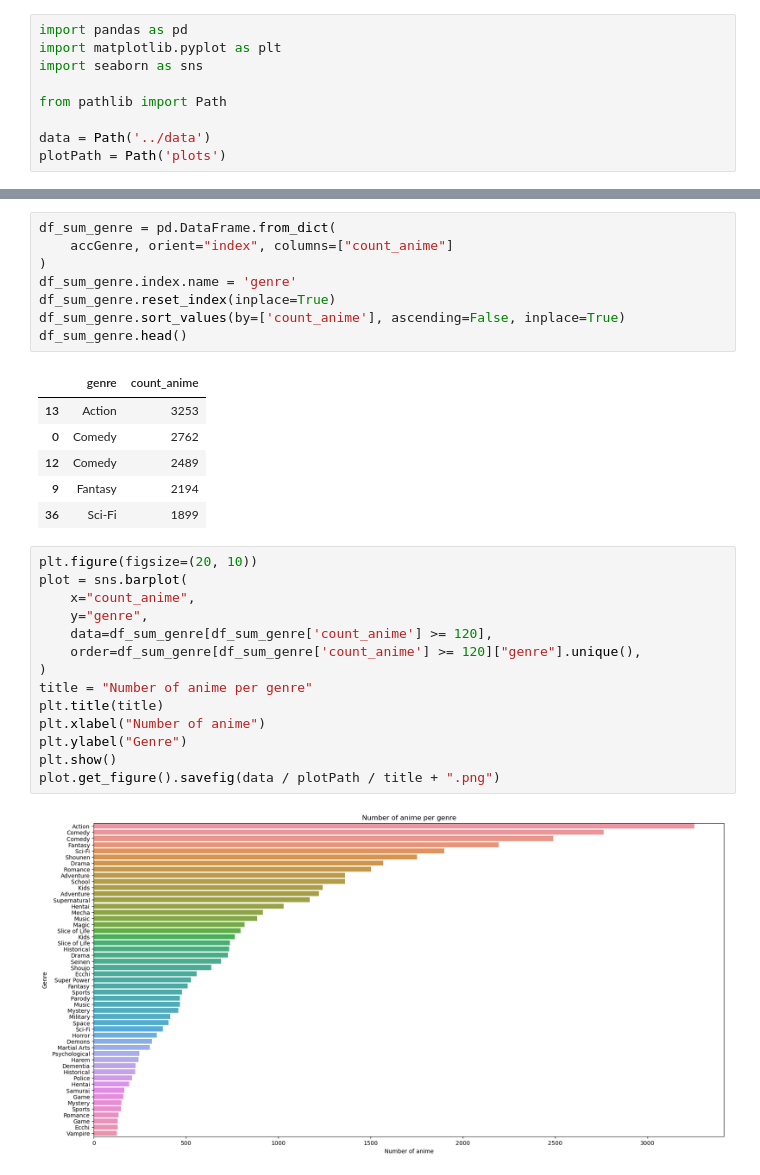
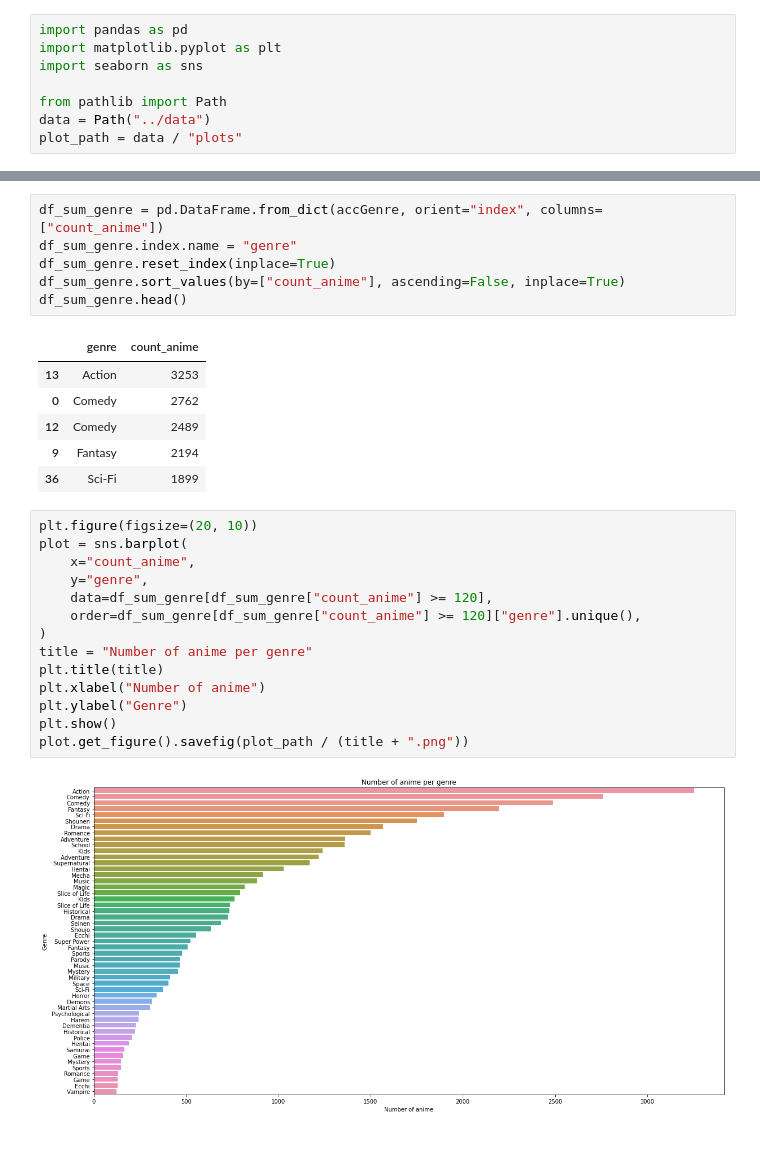
Before and after one commit to com-480-data-visualization/project-2023-vizmoica, a Jupyter notebook: preprocessing/eda_genre.ipynb, the cells around one changed output, grey strips where cells are left out. Drawn from its saved outputs; the diff is of its cells as text; blank space fills up the shorter version.

```diff
--- a/preprocessing/eda_genre.ipynb
+++ b/preprocessing/eda_genre.ipynb
@@ -4,6 +4,5 @@ import matplotlib.pyplot as plt
 import seaborn as sns
 
 from pathlib import Path
-
-data = Path('../data')
-plotPath = Path('plots')
+data = Path("../data")
+plot_path = data / "plots"
@@ -123,12 +199,10 @@ dftest.head(45)
 | 43 | Action | Fantasy | Mecha | 50 | 5.820722 |
 | 44 | Action | Fantasy | Magic | 235 | 27.357392 |
 # %%
-df_sum_genre = pd.DataFrame.from_dict(
-    accGenre, orient="index", columns=["count_anime"]
-)
-df_sum_genre.index.name = 'genre'
+df_sum_genre = pd.DataFrame.from_dict(accGenre, orient="index", columns=["count_anime"])
+df_sum_genre.index.name = "genre"
 df_sum_genre.reset_index(inplace=True)
-df_sum_genre.sort_values(by=['count_anime'], ascending=False, inplace=True)
+df_sum_genre.sort_values(by=["count_anime"], ascending=False, inplace=True)
 df_sum_genre.head()
 # %% [output]
 |  | genre | count_anime |
@@ -140,16 +214,16 @@ df_sum_genre.head()
 # %%
 plt.figure(figsize=(20, 10))
 plot = sns.barplot(
     x="count_anime",
     y="genre",
-    data=df_sum_genre[df_sum_genre['count_anime'] >= 120],
-    order=df_sum_genre[df_sum_genre['count_anime'] >= 120]["genre"].unique(),
+    data=df_sum_genre[df_sum_genre["count_anime"] >= 120],
+    order=df_sum_genre[df_sum_genre["count_anime"] >= 120]["genre"].unique(),
 )
 title = "Number of anime per genre"
 plt.title(title)
 plt.xlabel("Number of anime")
 plt.ylabel("Genre")
 plt.show()
-plot.get_figure().savefig(data / plotPath / title + ".png")
+plot.get_figure().savefig(plot_path / (title + ".png"))
 # %% [output]
-[figure, old version]
+[figure, new version]
```
Also changed, not shown: parts of 10 cells of this notebook, 12 other files.
